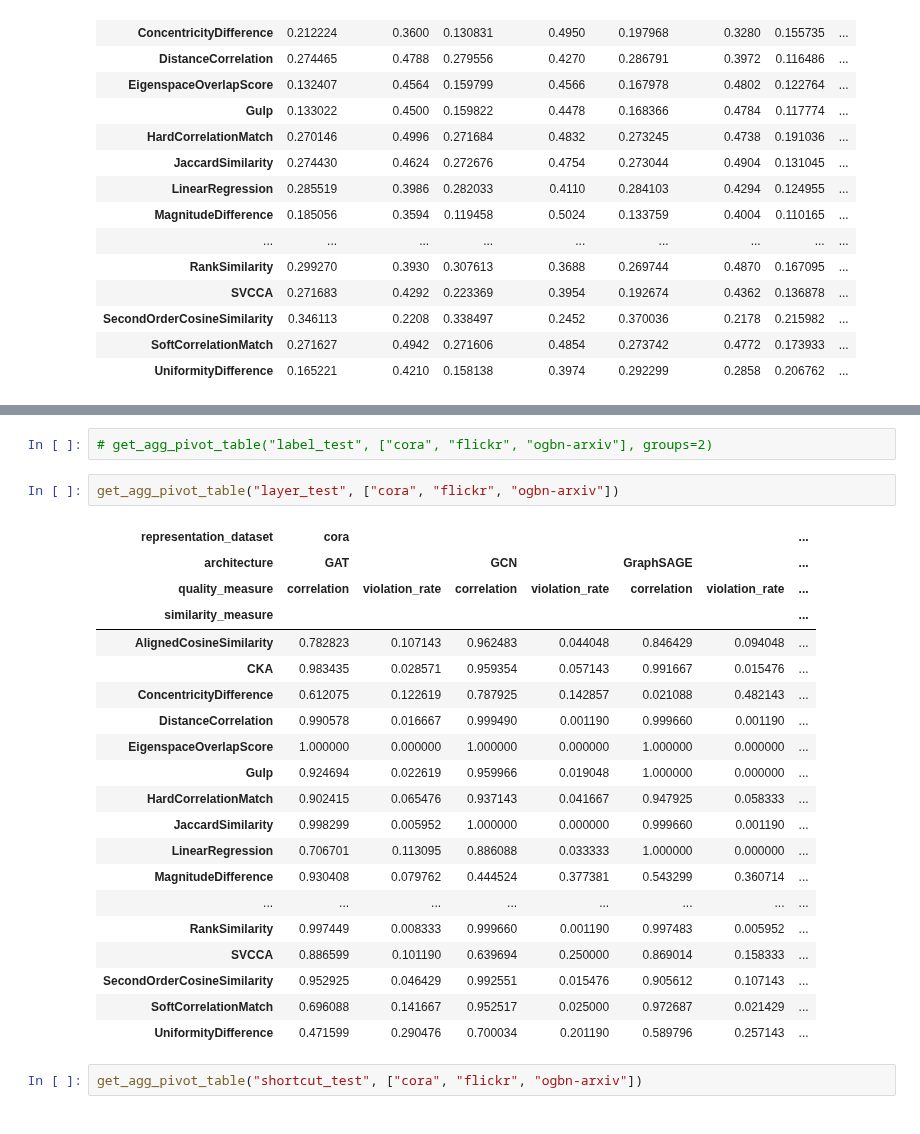
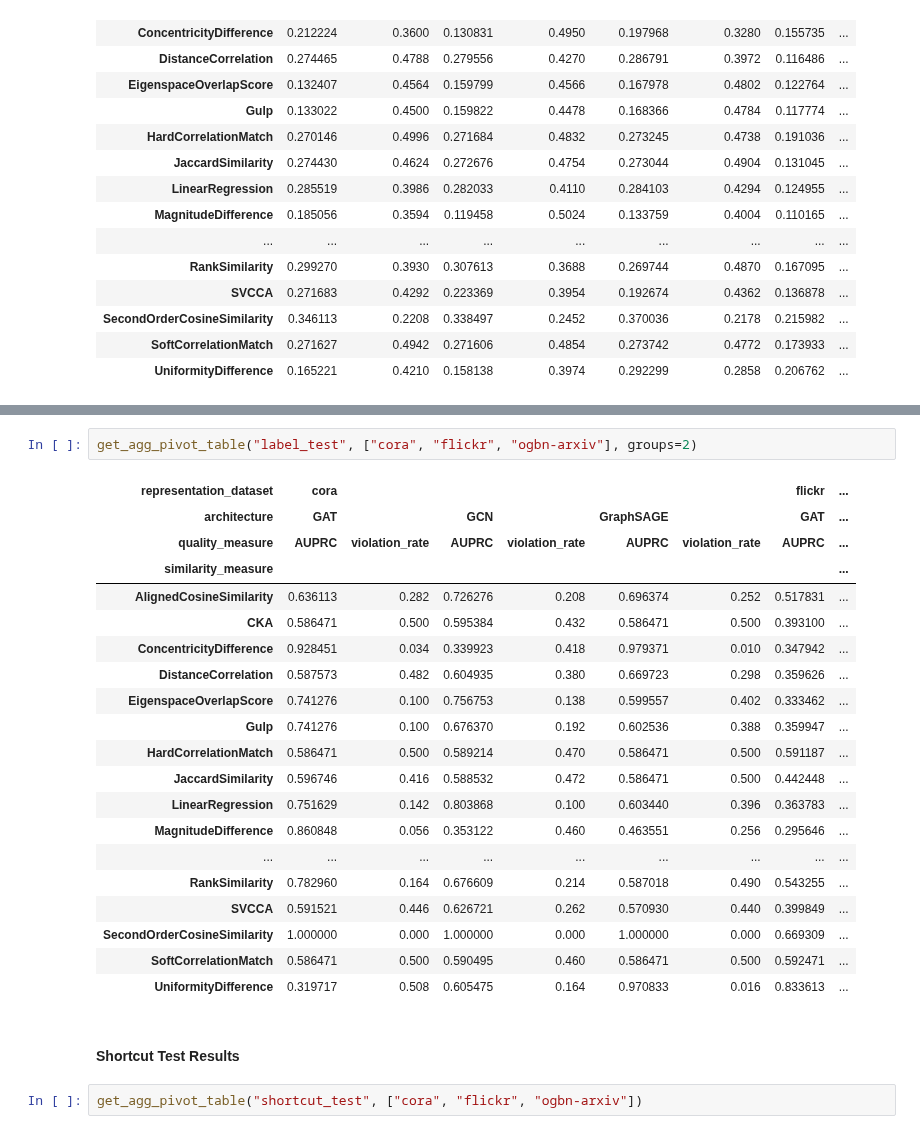
Before and after one commit to TaWald/similaritybench, a Jupyter notebook: graphs/notebooks/tables.ipynb, the cells around one changed output, grey strips where cells are left out. Drawn from its saved outputs; the diff is of its cells as text.

```diff
--- a/graphs/notebooks/tables.ipynb
+++ b/graphs/notebooks/tables.ipynb
@@ -66,28 +89,28 @@ get_agg_pivot_table("label_test", ["cora", "flickr", "ogbn-arxiv"])
 # %%
-# get_agg_pivot_table("label_test", ["cora", "flickr", "ogbn-arxiv"], groups=2)
+get_agg_pivot_table("label_test", ["cora", "flickr", "ogbn-arxiv"], groups=2)
+# %% [output]
+| representation_dataset | cora |  |  |  |  |  | flickr | ... |
+| architecture | GAT |  | GCN |  | GraphSAGE |  | GAT | ... |
+| quality_measure | AUPRC | violation_rate | AUPRC | violation_rate | AUPRC | violation_rate | AUPRC | ... |
+| similarity_measure |  |  |  |  |  |  |  | ... |
+| AlignedCosineSimilarity | 0.636113 | 0.282 | 0.726276 | 0.208 | 0.696374 | 0.252 | 0.517831 | ... |
+| CKA | 0.586471 | 0.500 | 0.595384 | 0.432 | 0.586471 | 0.500 | 0.393100 | ... |
+| ConcentricityDifference | 0.928451 | 0.034 | 0.339923 | 0.418 | 0.979371 | 0.010 | 0.347942 | ... |
+| DistanceCorrelation | 0.587573 | 0.482 | 0.604935 | 0.380 | 0.669723 | 0.298 | 0.359626 | ... |
+| EigenspaceOverlapScore | 0.741276 | 0.100 | 0.756753 | 0.138 | 0.599557 | 0.402 | 0.333462 | ... |
+| Gulp | 0.741276 | 0.100 | 0.676370 | 0.192 | 0.602536 | 0.388 | 0.359947 | ... |
+| HardCorrelationMatch | 0.586471 | 0.500 | 0.589214 | 0.470 | 0.586471 | 0.500 | 0.591187 | ... |
+| JaccardSimilarity | 0.596746 | 0.416 | 0.588532 | 0.472 | 0.586471 | 0.500 | 0.442448 | ... |
+| LinearRegression | 0.751629 | 0.142 | 0.803868 | 0.100 | 0.603440 | 0.396 | 0.363783 | ... |
+| MagnitudeDifference | 0.860848 | 0.056 | 0.353122 | 0.460 | 0.463551 | 0.256 | 0.295646 | ... |
+| ... | ... | ... | ... | ... | ... | ... | ... | ... |
+| RankSimilarity | 0.782960 | 0.164 | 0.676609 | 0.214 | 0.587018 | 0.490 | 0.543255 | ... |
+| SVCCA | 0.591521 | 0.446 | 0.626721 | 0.262 | 0.570930 | 0.440 | 0.399849 | ... |
+| SecondOrderCosineSimilarity | 1.000000 | 0.000 | 1.000000 | 0.000 | 1.000000 | 0.000 | 0.669309 | ... |
+| SoftCorrelationMatch | 0.586471 | 0.500 | 0.590495 | 0.460 | 0.586471 | 0.500 | 0.592471 | ... |
+| UniformityDifference | 0.319717 | 0.508 | 0.605475 | 0.164 | 0.970833 | 0.016 | 0.833613 | ... |
-# %%
-get_agg_pivot_table("layer_test", ["cora", "flickr", "ogbn-arxiv"])
-# %% [output]
-| representation_dataset | cora |  |  |  |  |  | ... |
-| architecture | GAT |  | GCN |  | GraphSAGE |  | ... |
-| quality_measure | correlation | violation_rate | correlation | violation_rate | correlation | violation_rate | ... |
-| similarity_measure |  |  |  |  |  |  | ... |
-| AlignedCosineSimilarity | 0.782823 | 0.107143 | 0.962483 | 0.044048 | 0.846429 | 0.094048 | ... |
-| CKA | 0.983435 | 0.028571 | 0.959354 | 0.057143 | 0.991667 | 0.015476 | ... |
-| ConcentricityDifference | 0.612075 | 0.122619 | 0.787925 | 0.142857 | 0.021088 | 0.482143 | ... |
-| DistanceCorrelation | 0.990578 | 0.016667 | 0.999490 | 0.001190 | 0.999660 | 0.001190 | ... |
-| EigenspaceOverlapScore | 1.000000 | 0.000000 | 1.000000 | 0.000000 | 1.000000 | 0.000000 | ... |
-| Gulp | 0.924694 | 0.022619 | 0.959966 | 0.019048 | 1.000000 | 0.000000 | ... |
-| HardCorrelationMatch | 0.902415 | 0.065476 | 0.937143 | 0.041667 | 0.947925 | 0.058333 | ... |
-| JaccardSimilarity | 0.998299 | 0.005952 | 1.000000 | 0.000000 | 0.999660 | 0.001190 | ... |
-| LinearRegression | 0.706701 | 0.113095 | 0.886088 | 0.033333 | 1.000000 | 0.000000 | ... |
-| MagnitudeDifference | 0.930408 | 0.079762 | 0.444524 | 0.377381 | 0.543299 | 0.360714 | ... |
-| ... | ... | ... | ... | ... | ... | ... | ... |
-| RankSimilarity | 0.997449 | 0.008333 | 0.999660 | 0.001190 | 0.997483 | 0.005952 | ... |
-| SVCCA | 0.886599 | 0.101190 | 0.639694 | 0.250000 | 0.869014 | 0.158333 | ... |
-| SecondOrderCosineSimilarity | 0.952925 | 0.046429 | 0.992551 | 0.015476 | 0.905612 | 0.107143 | ... |
-| SoftCorrelationMatch | 0.696088 | 0.141667 | 0.952517 | 0.025000 | 0.972687 | 0.021429 | ... |
-| UniformityDifference | 0.471599 | 0.290476 | 0.700034 | 0.201190 | 0.589796 | 0.257143 | ... |
+# %% [markdown]
+#### Shortcut Test Results
 # %%
 get_agg_pivot_table("shortcut_test", ["cora", "flickr", "ogbn-arxiv"])
 # %% [output]
```
Also changed, not shown: parts of 6 cells of this notebook.
